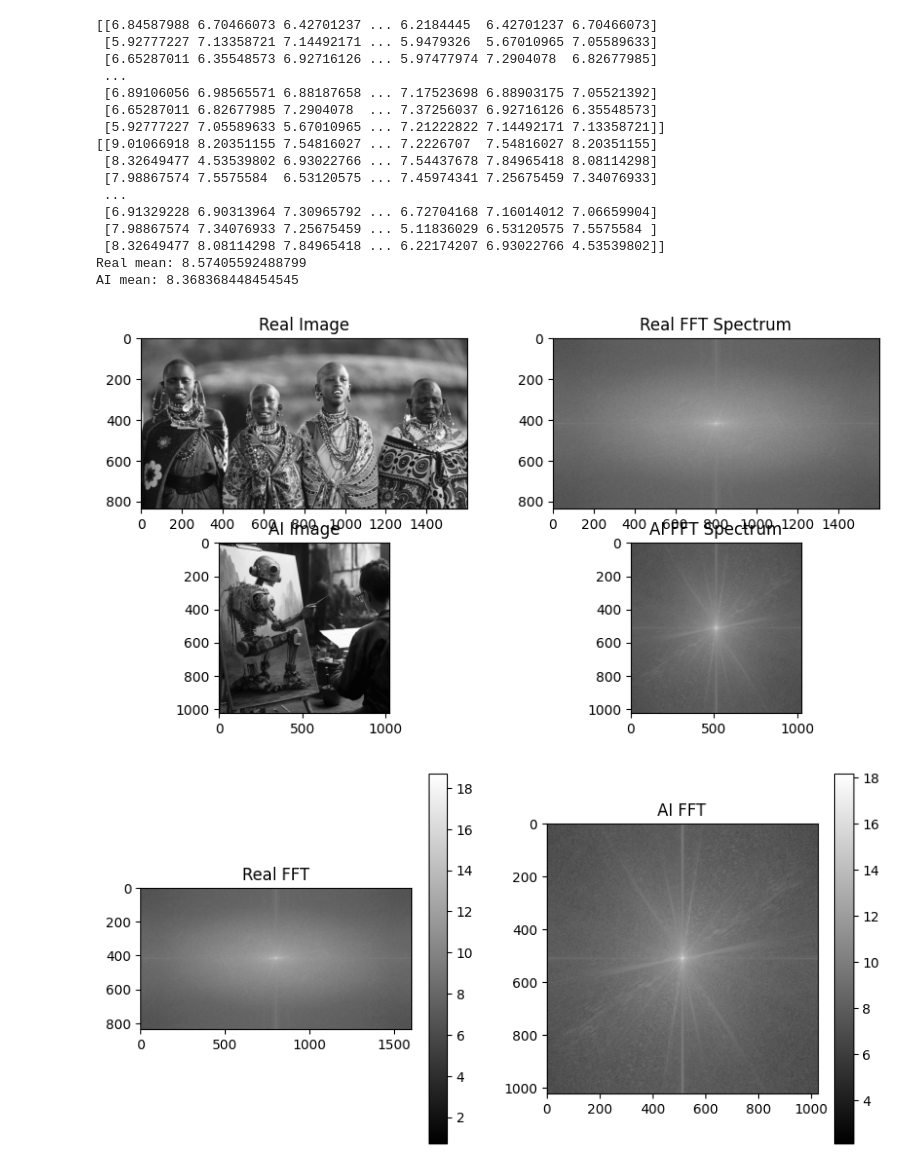
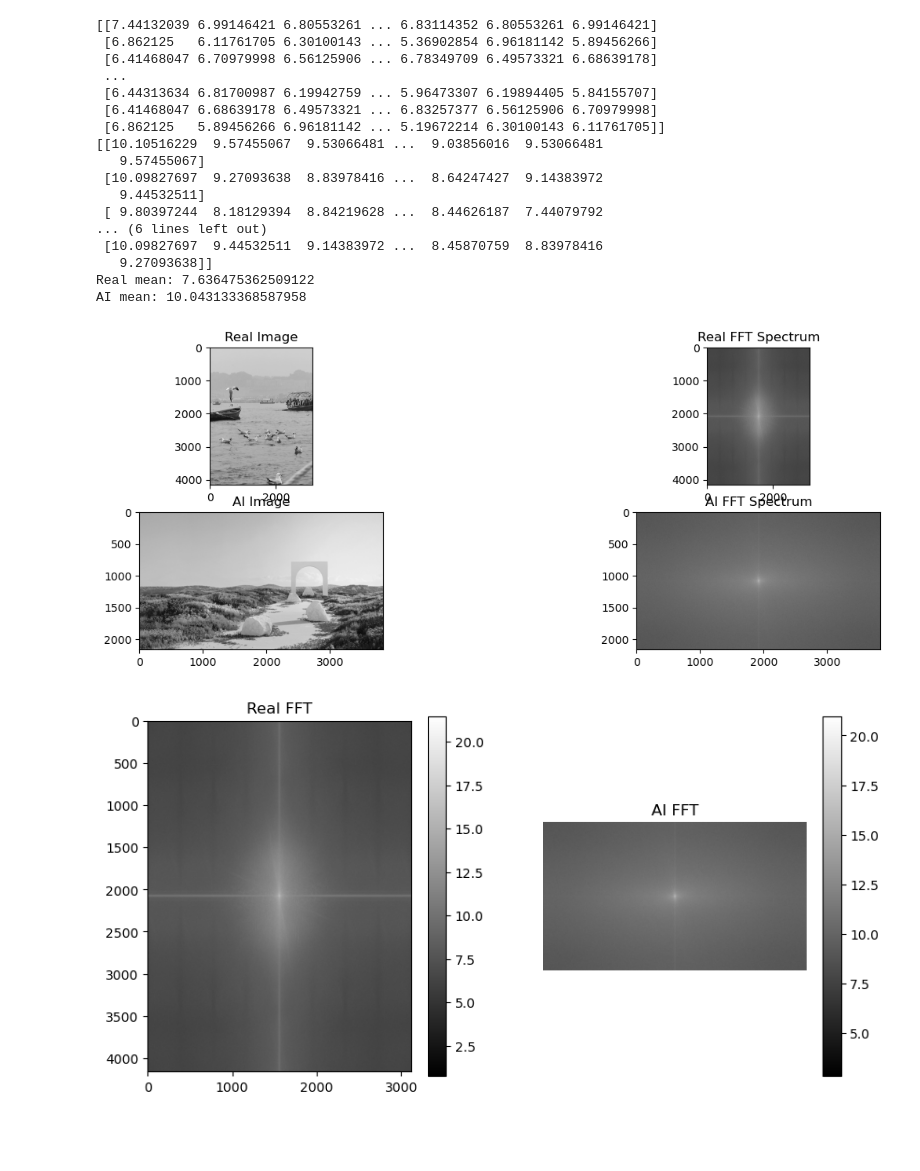
Before and after one commit to Awan2169/ImageProcessingMINIProject, a Jupyter notebook: FrequencyDomainAnalysis.ipynb, the cells around one changed output. Saved outputs shown, nothing was run; the diff lists cells and outputs as text; code cells hidden in the pictures; blank space fills up the shorter version.

```diff
--- a/FrequencyDomainAnalysis.ipynb
+++ b/FrequencyDomainAnalysis.ipynb
@@ -3,10 +3,10 @@ import cv2
 import matplotlib.pyplot as plt
 import numpy as np
 
-real = cv2.imread("RealArt/Women-clothing-Kenya-East-Africa.jpg",0)
-ai = cv2.imread("AiArtData/Robt.png",0)
+real = cv2.imread("test.jpg",0)
+ai = cv2.imread("cgitest.jpg",0)
 if real is None:
-    print("Real image not loaded ")                         #Real Image - Higher Frequency , Ai -> lower and structured frequency
+    print("Real image not loaded ")
 if ai is None:
     print("AI image not loaded")
 
@@ -19,12 +19,12 @@ def compute_fft(image):
 real_fft, real_mag = compute_fft(real)
 ai_fft, ai_mag = compute_fft(ai)
 
-print(real_mag)
-print(ai_mag)
+# print(real_mag)
+# print(ai_mag)
 print("Real mean:", np.mean(real_mag))
 print("AI mean:", np.mean(ai_mag))
 
-plt.figure(figsize=(10,5))
+plt.figure(figsize=(15,5))
 
 plt.subplot(2,2,1)
 plt.imshow(real, cmap='gray')
@@ -32,50 +32,52 @@ plt.title("Real Image")
 
 plt.subplot(2,2,2)
 plt.imshow(real_mag, cmap='gray')
 plt.title("Real FFT Spectrum")
 
 plt.subplot(2,2,3)
 plt.imshow(ai, cmap='gray')
 plt.title("AI Image")
 
 plt.subplot(2,2,4)
 plt.imshow(ai_mag, cmap='gray')
 plt.title("AI FFT Spectrum")
 
 plt.show()
 
 plt.figure(figsize=(10,5))
 
 plt.subplot(1,2,1)
 plt.imshow(real_mag, cmap='gray')
 plt.colorbar()
 plt.title("Real FFT")
 
 plt.subplot(1,2,2)
 plt.imshow(ai_mag, cmap='gray')
 plt.colorbar()
 plt.title("AI FFT")
+plt.axis("off")
 
 plt.show()
 # %% [output]
-[[6.84587988 6.70466073 6.42701237 ... 6.2184445  6.42701237 6.70466073]
- [5.92777227 7.13358721 7.14492171 ... 5.9479326  5.67010965 7.05589633]
- [6.65287011 6.35548573 6.92716126 ... 5.97477974 7.2904078  6.82677985]
+[[7.44132039 6.99146421 6.80553261 ... 6.83114352 6.80553261 6.99146421]
+ [6.862125   6.11761705 6.30100143 ... 5.36902854 6.96181142 5.89456266]
+ [6.41468047 6.70979998 6.56125906 ... 6.78349709 6.49573321 6.68639178]
  ...
- [6.89106056 6.98565571 6.88187658 ... 7.17523698 6.88903175 7.05521392]
- [6.65287011 6.82677985 7.2904078  ... 7.37256037 6.92716126 6.35548573]
- [5.92777227 7.05589633 5.67010965 ... 7.21222822 7.14492171 7.13358721]]
-[[9.01066918 8.20351155 7.54816027 ... 7.2226707  7.54816027 8.20351155]
- [8.32649477 4.53539802 6.93022766 ... 7.54437678 7.84965418 8.08114298]
- [7.98867574 7.5575584  6.53120575 ... 7.45974341 7.25675459 7.34076933]
- ...
- [6.91329228 6.90313964 7.30965792 ... 6.72704168 7.16014012 7.06659904]
- [7.98867574 7.34076933 7.25675459 ... 5.11836029 6.53120575 7.5575584 ]
- [8.32649477 8.08114298 7.84965418 ... 6.22174207 6.93022766 4.53539802]]
-Real mean: 8.57405592488799
-AI mean: 8.368368448454545
+ [6.44313634 6.81700987 6.19942759 ... 5.96473307 6.19894405 5.84155707]
+ [6.41468047 6.68639178 6.49573321 ... 6.83257377 6.56125906 6.70979998]
+ [6.862125   5.89456266 6.96181142 ... 5.19672214 6.30100143 6.11761705]]
+[[10.10516229  9.57455067  9.53066481 ...  9.03856016  9.53066481
+   9.57455067]
+ [10.09827697  9.27093638  8.83978416 ...  8.64247427  9.14383972
+   9.44532511]
+ [ 9.80397244  8.18129394  8.84219628 ...  8.44626187  7.44079792
+... (6 lines left out)
+ [10.09827697  9.44532511  9.14383972 ...  8.45870759  8.83978416
+   9.27093638]]
+Real mean: 7.636475362509122
+AI mean: 10.043133368587958
-[figure, old version]
+[figure, new version]
-[figure, old version]
+[figure, new version]
 # %%
 #NOISE PART ####Real image->Random noise with high variance, Ai -> Lower artificial noise
 def get_noise(img):
```
Also changed, not shown: parts of 7 cells of this notebook, 6 other files.
